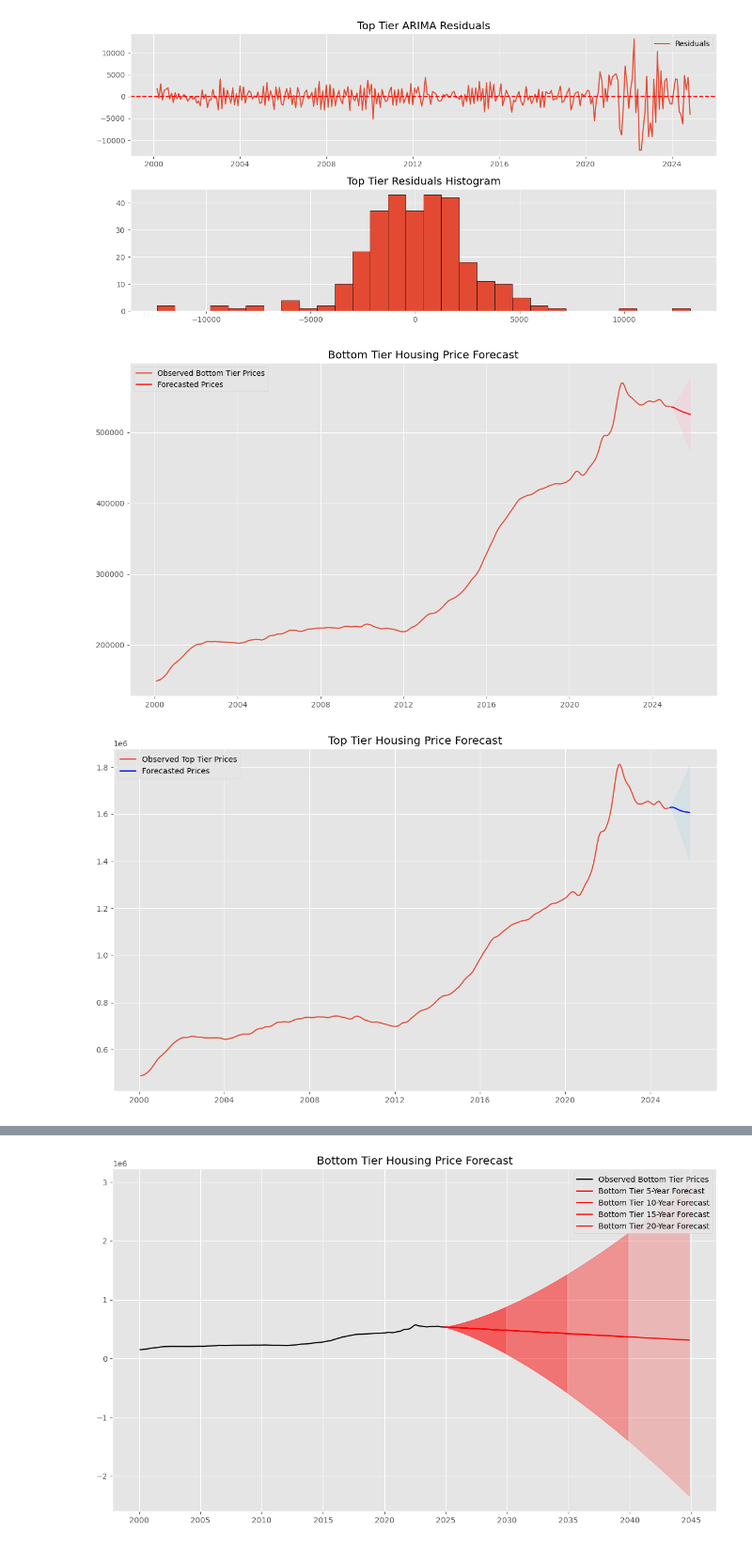
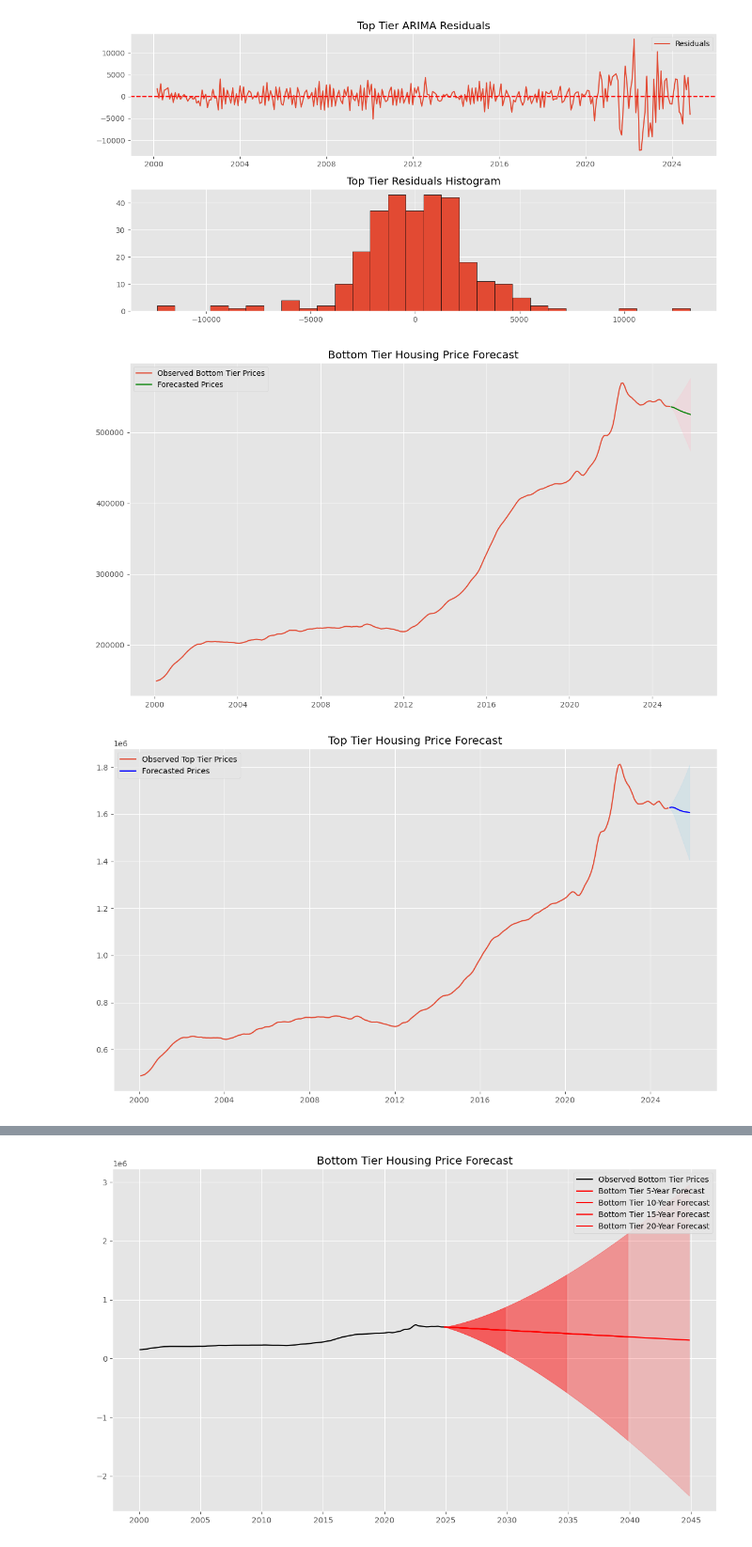
Before and after one commit to SUPERINTIALD/CSCI_4502_5502_Data_Mining_Final_Project, a Jupyter notebook: S-ARIMA.ipynb, the cells around one changed output, grey strips where cells are left out. Shown: that part at 94% size. Drawn from its saved outputs; the diff is of its cells as text; code cells hidden in the pictures.

Commit message:
fixed bottom_tier error

```diff
--- a/S-ARIMA.ipynb
+++ b/S-ARIMA.ipynb
@@ -430,6 +429,10 @@ plt.show()
 # %% [output]
 [figure]
 [figure]
+# %%
+# Define the original time series data
+bottom_tier = boulder_bottom_tier["Price"]  # Replace with your actual Bottom Tier time series
+top_tier = boulder_top_tier["Price"]       # Replace with your actual Top Tier time series
 # %%
 # Reintegrate Bottom Tier Forecast
 forecast_bottom = bottom_tier_model.get_forecast(steps=12)
@@ -451,34 +454,34 @@ forecast_top_index = pd.date_range(start=top_tier.index[-1] + pd.offsets.MonthEn
 # Convert differenced forecast to original scale
 forecast_top_reintegrated = forecast_top_diff.cumsum() + top_tier.iloc[-1]
 
 # Reintegrate confidence intervals
 forecast_top_ci = forecast_top.conf_int()
 forecast_top_ci_reintegrated = forecast_top_ci.cumsum() + top_tier.iloc[-1]
 
 # Plot Forecasts for Bottom Tier
 plt.figure(figsize=(14, 8))
 plt.plot(bottom_tier, label="Observed Bottom Tier Prices")
-plt.plot(forecast_bottom_index, forecast_bottom_reintegrated, label="Forecasted Prices", color="red")
+plt.plot(forecast_bottom_index, forecast_bottom_reintegrated, label="Forecasted Prices", color="green")
 plt.fill_between(forecast_bottom_index,
                  forecast_bottom_ci_reintegrated.iloc[:, 0],
                  forecast_bottom_ci_reintegrated.iloc[:, 1],
                  color="pink", alpha=0.3)
 plt.title("Bottom Tier Housing Price Forecast")
 plt.legend()
 plt.show()
 
 # Plot Forecasts for Top Tier
 plt.figure(figsize=(14, 8))
 plt.plot(top_tier, label="Observed Top Tier Prices")
 plt.plot(forecast_top_index, forecast_top_reintegrated, label="Forecasted Prices", color="blue")
 plt.fill_between(forecast_top_index,
                  forecast_top_ci_reintegrated.iloc[:, 0],
                  forecast_top_ci_reintegrated.iloc[:, 1],
                  color="lightblue", alpha=0.3)
 plt.title("Top Tier Housing Price Forecast")
 plt.legend()
 plt.show()
 # %% [output]
-[figure, old version]
+[figure, new version]
 [figure]
 # %% [markdown]
```
Also changed, not shown: parts of 7 cells of this notebook.
